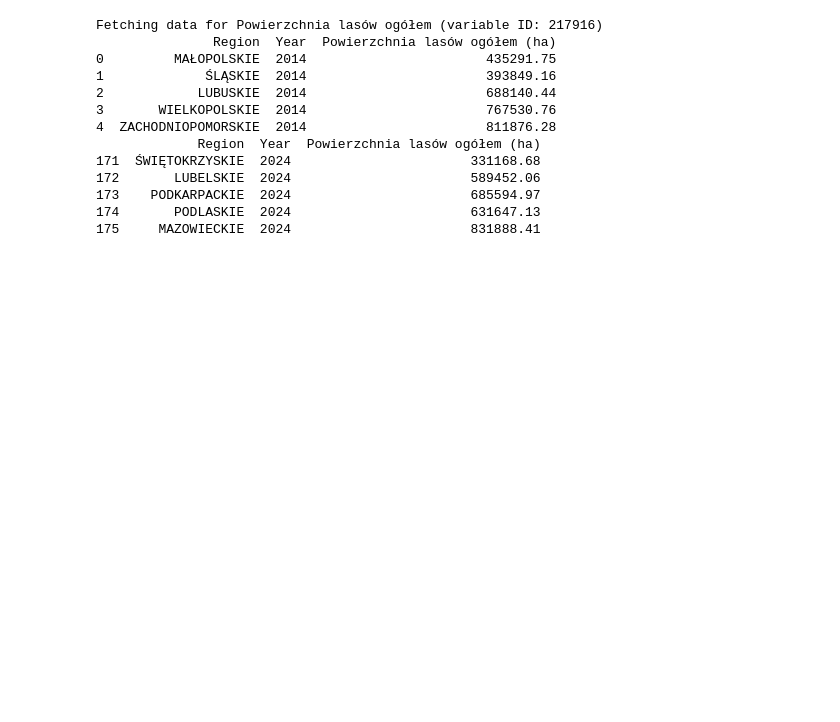
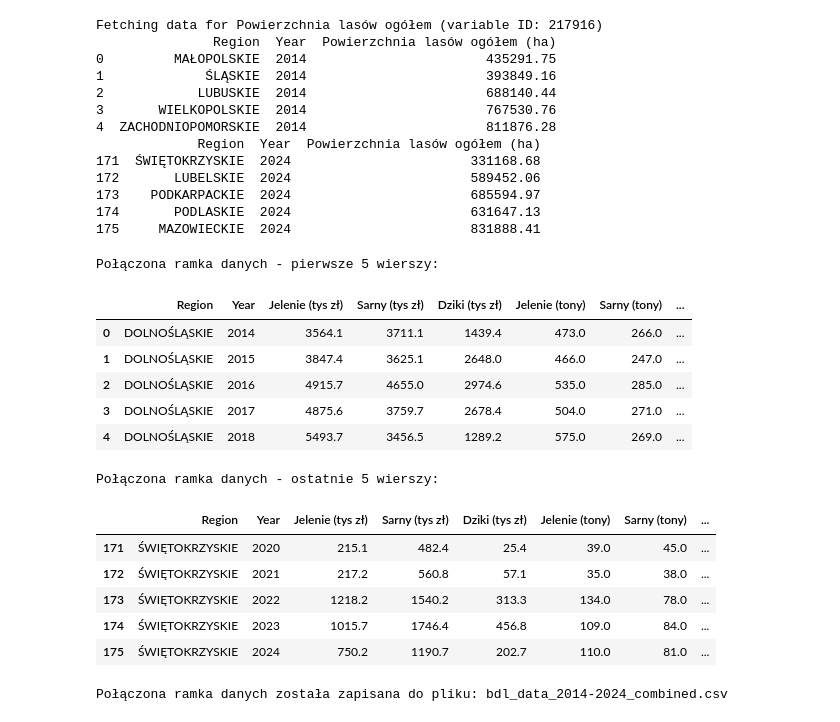
Before and after one commit to edyta02/Analiza-danych-z-R-i-Python---LW, a Jupyter notebook: ściąganie danych.ipynb, the cells around one changed output. Cells and saved outputs as stored; diff of their text form; code cells hidden in the pictures; blank space fills up the shorter version.

```diff
--- a/ściąganie danych.ipynb
+++ b/ściąganie danych.ipynb
@@ -566,3 +563,52 @@ Fetching data for Powierzchnia lasów ogółem (variable ID: 217916)
 173    PODKARPACKIE  2024                       685594.97
 174       PODLASKIE  2024                       631647.13
 175     MAZOWIECKIE  2024                       831888.41
+# %%
+import pandas as pd
+
+# Lista nazw plików CSV do połączenia
+csv_files = [
+    "bdl_data_2014-2024_all_animals_value.csv",
+    "bdl_data_2014-2024_all_animals_tons.csv",
+    "bdl_data_2014-2024_all_animals_hunted.csv",
+    "bdl_data_2014-2024_all_animals_overall_amount.csv",
+    "bdl_data_2014-2024_forest_fires_lands.csv",
+    "bdl_data_2014-2024_forest_land_total.csv",
+    "bdl_data_2014-2024_forest_area_total.csv"
+]
+
+# Wczytanie pierwszego pliku do zainicjowania połączonej ramki danych
+df_combined = pd.read_csv(csv_files[0])
+
+# Połączenie pozostałych plików
+for i in range(1, len(csv_files)):
+    df_current = pd.read_csv(csv_files[i])
+    df_combined = pd.merge(df_combined, df_current, on=['Region', 'Year'], how='outer')
+
+# Wyświetlenie pierwszych kilku wierszy połączonej ramki danych
+print("Połączona ramka danych - pierwsze 5 wierszy:")
+display(df_combined.head())
+
+# Wyświetlenie ostatnich kilku wierszy połączonej ramki danych
+print("\nPołączona ramka danych - ostatnie 5 wierszy:")
+display(df_combined.tail())
+
+# Zapisanie połączonej ramki danych do nowego pliku CSV
+df_combined.to_csv("bdl_data_2014-2024_combined.csv", index=False)
+print("\nPołączona ramka danych została zapisana do pliku: bdl_data_2014-2024_combined.csv")
+# %% [output]
+Połączona ramka danych - pierwsze 5 wierszy:
+|  | Region | Year | Jelenie (tys zł) | Sarny (tys zł) | Dziki (tys zł) | Jelenie (tony) | Sarny (tony) | ... |
+| 0 | DOLNOŚLĄSKIE | 2014 | 3564.1 | 3711.1 | 1439.4 | 473.0 | 266.0 | ... |
+| 1 | DOLNOŚLĄSKIE | 2015 | 3847.4 | 3625.1 | 2648.0 | 466.0 | 247.0 | ... |
+| 2 | DOLNOŚLĄSKIE | 2016 | 4915.7 | 4655.0 | 2974.6 | 535.0 | 285.0 | ... |
+| 3 | DOLNOŚLĄSKIE | 2017 | 4875.6 | 3759.7 | 2678.4 | 504.0 | 271.0 | ... |
+| 4 | DOLNOŚLĄSKIE | 2018 | 5493.7 | 3456.5 | 1289.2 | 575.0 | 269.0 | ... |
+Połączona ramka danych - ostatnie 5 wierszy:
+|  | Region | Year | Jelenie (tys zł) | Sarny (tys zł) | Dziki (tys zł) | Jelenie (tony) | Sarny (tony) | ... |
+| 171 | ŚWIĘTOKRZYSKIE | 2020 | 215.1 | 482.4 | 25.4 | 39.0 | 45.0 | ... |
+| 172 | ŚWIĘTOKRZYSKIE | 2021 | 217.2 | 560.8 | 57.1 | 35.0 | 38.0 | ... |
+| 173 | ŚWIĘTOKRZYSKIE | 2022 | 1218.2 | 1540.2 | 313.3 | 134.0 | 78.0 | ... |
+| 174 | ŚWIĘTOKRZYSKIE | 2023 | 1015.7 | 1746.4 | 456.8 | 109.0 | 84.0 | ... |
+| 175 | ŚWIĘTOKRZYSKIE | 2024 | 750.2 | 1190.7 | 202.7 | 110.0 | 81.0 | ... |
+Połączona ramka danych została zapisana do pliku: bdl_data_2014-2024_combined.csv
```
Also changed, not shown: parts of 1 cell of this notebook.
